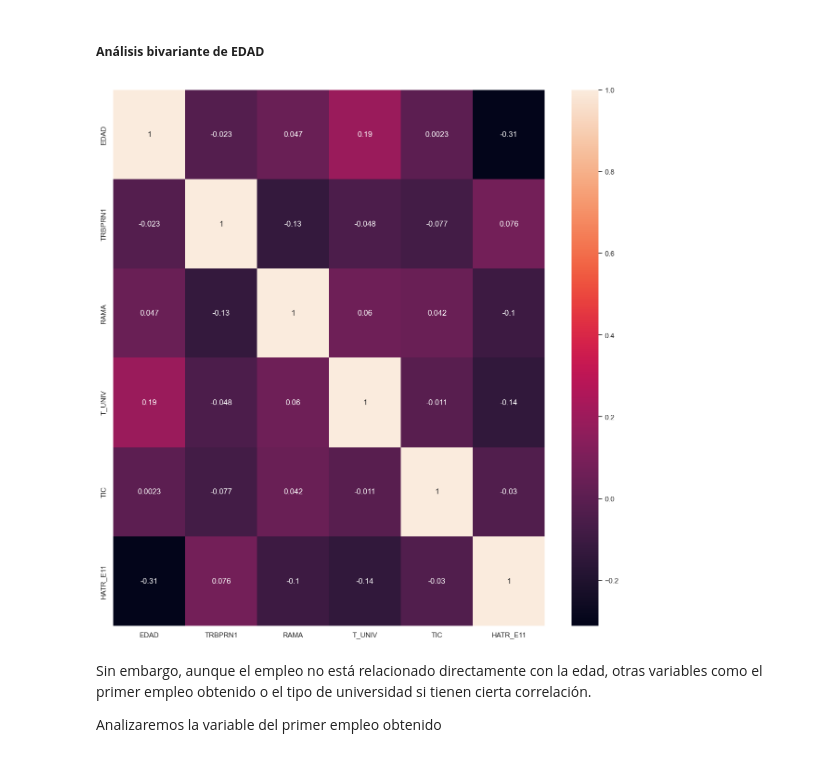
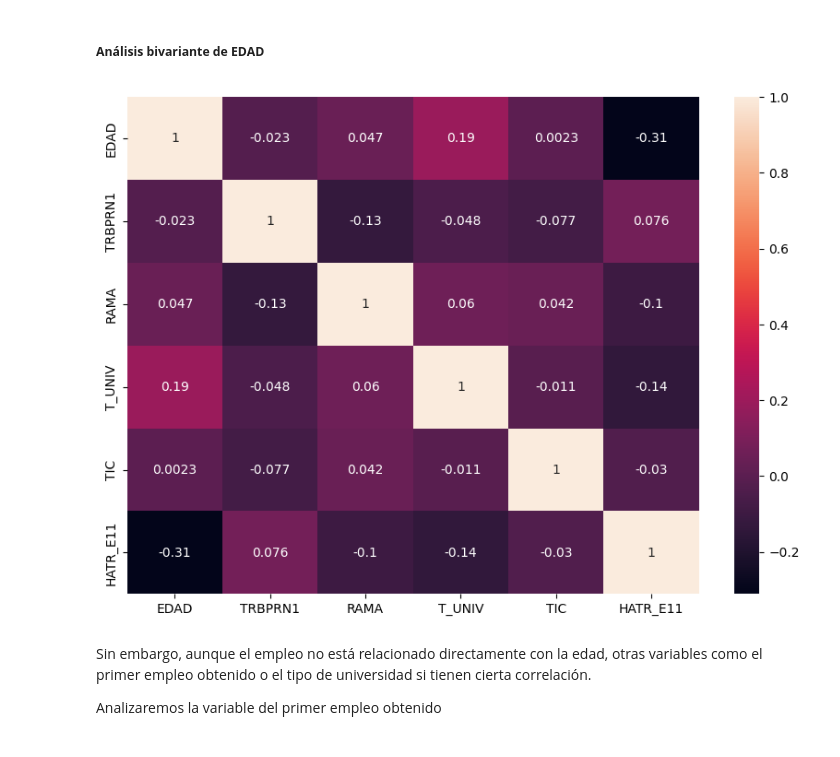
Before and after one commit to BeatrizGD/Students-Employability-Exploratory-Data-Analysis, a Jupyter notebook: src/main.ipynb, the cells around one changed output. Drawn from its saved outputs; the diff is of its cells as text; code cells hidden in the pictures.

```diff
--- a/src/main.ipynb
+++ b/src/main.ipynb
@@ -1052,11 +1052,11 @@ plt.show()
 students_heatmap = df_students.copy()
 students_heatmap = students_heatmap[['EDAD','TRBPRN1','RAMA','T_UNIV','TIC','HATR_E11']]
 # %%
-plt.figure(figsize=(15,15))
+plt.figure(figsize=(10,7))
 
 sns.heatmap(students_heatmap.corr(),annot=True); # Realizamos un mapa de calor con la correlación de 'EDAD' y varias variables seleccionadas
 # %% [output]
-[figure, old version]
+[figure, new version]
 # %% [markdown]
 Sin embargo, aunque el empleo no está relacionado directamente con la edad, otras variables como el primer empleo obtenido o el tipo de universidad si tienen cierta correlación.
 
```
Also changed, not shown: parts of 15 cells of this notebook, 2 other files.
